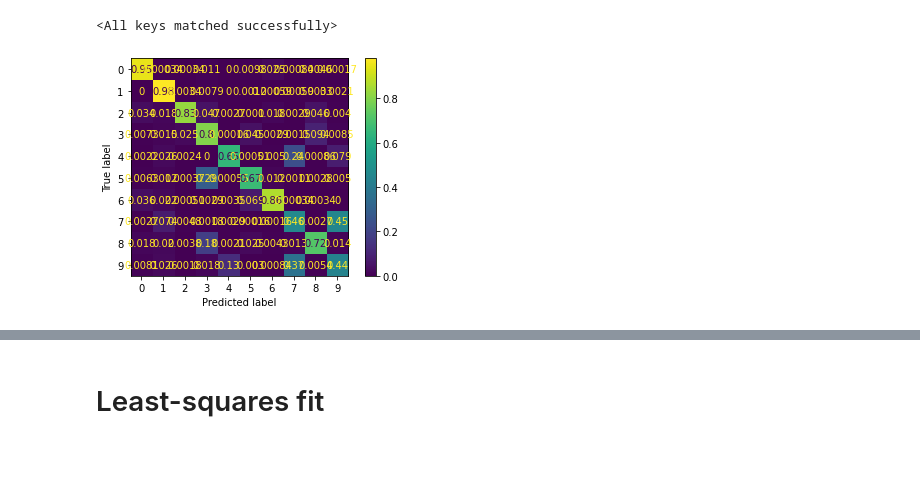
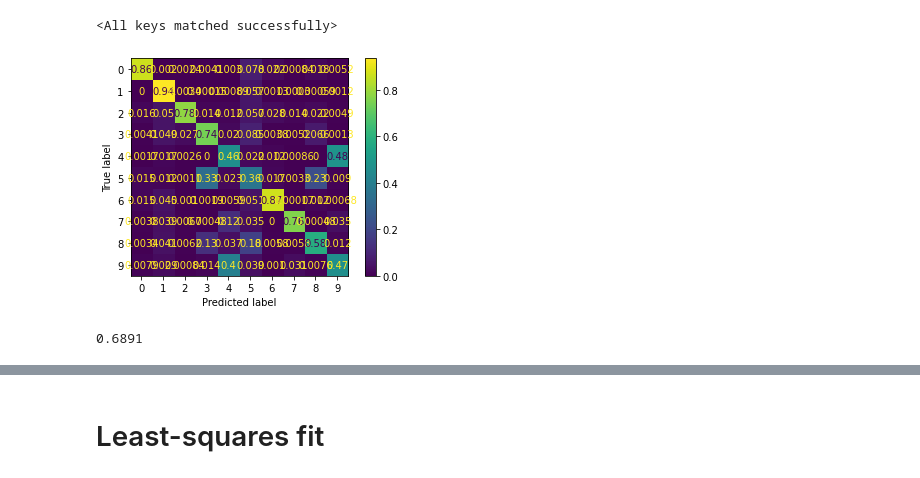
Before and after one commit to timodw/time_series_preprocessing, a Jupyter notebook: preprocessing.ipynb, the cells around one changed output, grey strips where cells are left out. Saved outputs shown, nothing was run; the diff lists cells and outputs as text; code cells hidden in the pictures.

```diff
--- a/preprocessing.ipynb
+++ b/preprocessing.ipynb
@@ -256,7 +273,7 @@ def evaluation_with_cv(data_per_horse, n_classes, n_folds=4, n_iter=5, method='k
 # Neck dataset processing
 # %%
 root_folder = Path('datasets/HorsingAround/data/csv')
-movements_of_interest = ('galloping', 'trotting', 'walking')
+movements_of_interest = ('galloping', 'trotting', 'walking', 'standing')
 label_mapping = {m: i for i, m in enumerate(movements_of_interest[::-1])}
 # label_mapping = defaultdict(lambda: 1)
 # label_mapping['standing'] = 0
@@ -284,6 +301,7 @@ sg_filtering = False
 sg_window_size = 25
 sg_degree = 2
 shift_mass = False
+balancing = True
 # %%
 # Get list of the amount of activities per horse
 activity_distribution = pd.read_csv(root_folder / 'activity_distribution.csv')
@@ -461,7 +485,7 @@ class DenseEncoder(torch.nn.Module):
         for i in range(1, len(self.layer_sizes)):
             layers.append(torch.nn.Linear(in_features=self.layer_sizes[i-1], out_features=self.layer_sizes[i]))
             if i != len(self.layer_sizes) - 1:
-                layers.append(torch.nn.ReLU())
+                layers.append(torch.nn.LeakyReLU(.2))
         self.model = torch.nn.Sequential(*layers)
 
     def forward(self, X):
@@ -481,7 +505,7 @@ class DenseDecoder(torch.nn.Module):
         for i in range(1, len(self.layer_sizes)):
             layers.append(torch.nn.Linear(in_features=self.layer_sizes[i-1], out_features=self.layer_sizes[i]))
             if i != len(self.layer_sizes) - 1:
-                layers.append(torch.nn.ReLU())
+                layers.append(torch.nn.LeakyReLU(.2))
         self.model = torch.nn.Sequential(*layers)
 
     def forward(self, z):
@@ -552,8 +576,10 @@ class ClusteringLayer(torch.nn.Module):
         self.latent_dim = latent_dim
         self.alpha = alpha
         self.cluster_centers = torch.nn.Parameter(cluster_centers)
+        #self.dropout = torch.nn.Dropout(.2)
 
     def forward(self, z):
+        #z = self.dropout(z)
         squared_norm = torch.sum((z.unsqueeze(1) - self.cluster_centers)**2, 2)
         numerator = (1.0 + squared_norm / self.alpha)**(-(self.alpha + 1) / 2)
         t_dist = (numerator.t() / torch.sum(numerator, 1)).t()
@@ -1158,8 +1299,8 @@ torch.save(dense_decoder.state_dict(), model_folder / 'decoder')
 # %%
 model_folder = Path('models/mnist')
 
-dense_encoder = DenseEncoder(784, 10, layer_sizes=[500, 500, 500, 2000]).to(device)
-dense_decoder = DenseDecoder(10, 784, layer_sizes=[2000, 500, 500, 500]).to(device)
+dense_encoder = DenseEncoder(784, 10, layer_sizes=[500, 500]).to(device)
+dense_decoder = DenseDecoder(10, 784, layer_sizes=[500, 500]).to(device)
 
 dense_encoder.load_state_dict(torch.load(model_folder / 'encoder'))
 dense_decoder.load_state_dict(torch.load(model_folder / 'decoder'))
@@ -1168,16 +1309,19 @@ dense_decoder.load_state_dict(torch.load(model_folder / 'decoder'))
 # %%
 z_train = dense_encoder(torch.from_numpy(X_train).to(torch.float32).to(device)).detach().cpu().numpy()
 z_val = dense_encoder(torch.from_numpy(X_val).to(torch.float32).to(device)).detach().cpu().numpy()
 
 train_acc, val_acc, train_conf_mat, val_conf_mat = evaluation(z_train, y_train, z_val, y_val, 10, method='kmeans')
 
 val_conf_mat = val_conf_mat / np.expand_dims(val_conf_mat.sum(axis=1), axis=1)
 
 cm_plot = ConfusionMatrixDisplay(val_conf_mat)
 cm_plot.plot()
 plt.show()
+
+val_acc
 # %% [output]
-[figure, old version]
+[figure, new version]
+0.6891
 # %%
 model_folder = Path('models/mnist')
 
```
Also changed, not shown: parts of 30 cells of this notebook, 2 other files.
